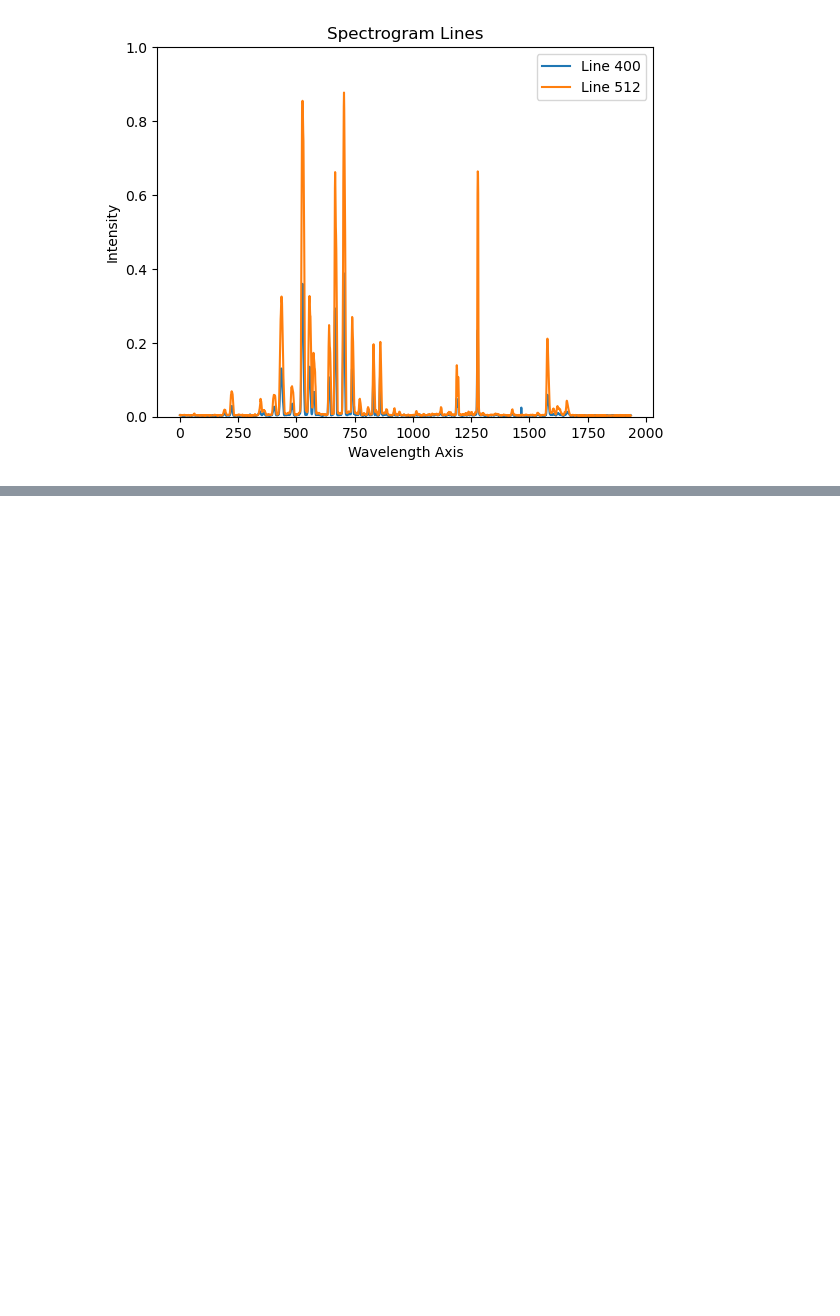
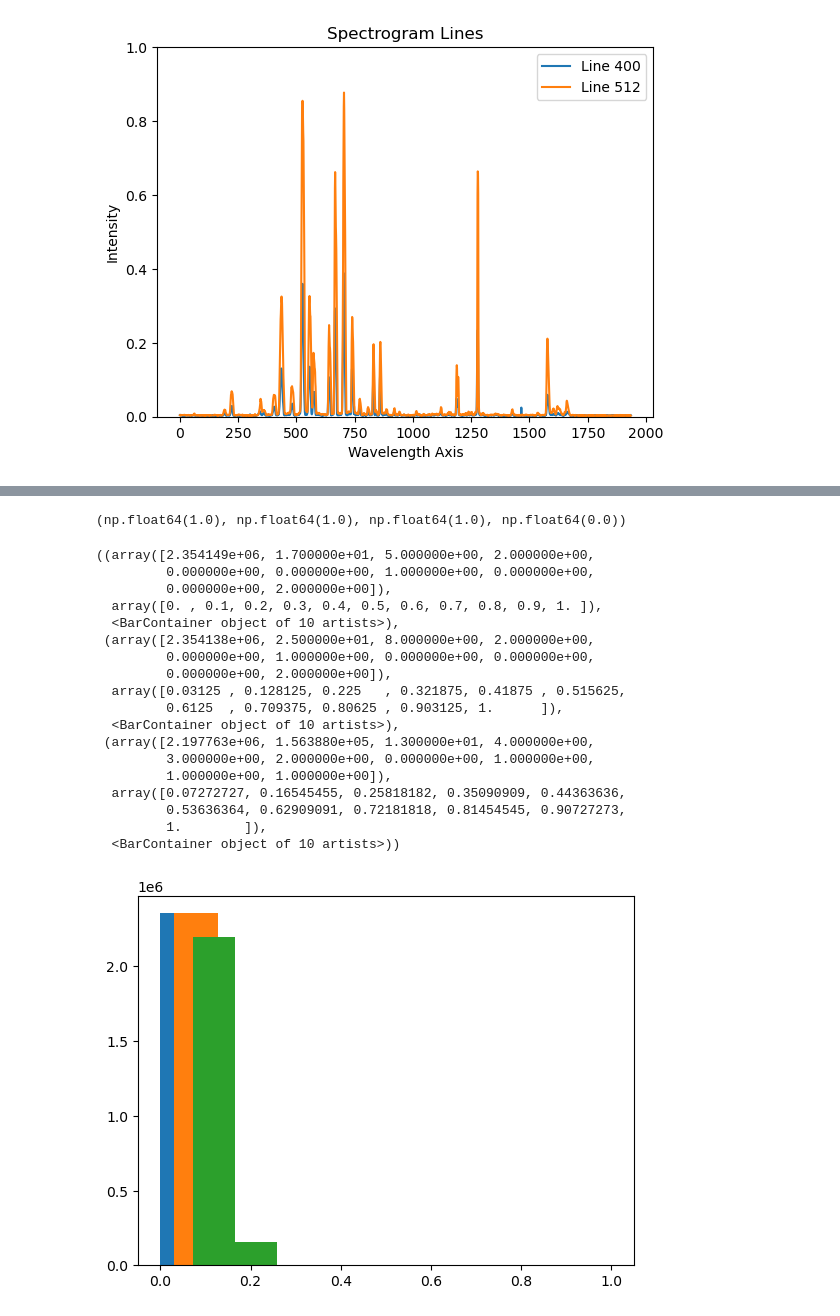
Before and after one commit to Larshalvorhansen/optikkLab, a Jupyter notebook: Code/Assignment_1/notebook.ipynb, the cells around one changed output, grey strips where cells are left out. Drawn from its saved outputs; the diff is of its cells as text; code cells hidden in the pictures; blank space fills up the shorter version.

Commit message:
more plots

```diff
--- a/Code/Assignment_1/notebook.ipynb
+++ b/Code/Assignment_1/notebook.ipynb
@@ -256,0 +367,26 @@ if not os.path.exists('Data'):
+# %%
+np.max(datacube1), np.max(datacube2), np.max(datacube3), np.min([datacube1, datacube2, datacube3])
+# %% [output]
+(np.float64(1.0), np.float64(1.0), np.float64(1.0), np.float64(0.0))
+# %%
+plt.hist(datacube1.flatten()), plt.hist(datacube2.flatten()), plt.hist(datacube3.flatten())
+# %% [output]
+((array([2.354149e+06, 1.700000e+01, 5.000000e+00, 2.000000e+00,
+         0.000000e+00, 0.000000e+00, 1.000000e+00, 0.000000e+00,
+         0.000000e+00, 2.000000e+00]),
+  array([0. , 0.1, 0.2, 0.3, 0.4, 0.5, 0.6, 0.7, 0.8, 0.9, 1. ]),
+  <BarContainer object of 10 artists>),
+ (array([2.354138e+06, 2.500000e+01, 8.000000e+00, 2.000000e+00,
+         0.000000e+00, 1.000000e+00, 0.000000e+00, 0.000000e+00,
+         0.000000e+00, 2.000000e+00]),
+  array([0.03125 , 0.128125, 0.225   , 0.321875, 0.41875 , 0.515625,
+         0.6125  , 0.709375, 0.80625 , 0.903125, 1.      ]),
+  <BarContainer object of 10 artists>),
+ (array([2.197763e+06, 1.563880e+05, 1.300000e+01, 4.000000e+00,
+         3.000000e+00, 2.000000e+00, 0.000000e+00, 1.000000e+00,
+         1.000000e+00, 1.000000e+00]),
+  array([0.07272727, 0.16545455, 0.25818182, 0.35090909, 0.44363636,
+         0.53636364, 0.62909091, 0.72181818, 0.81454545, 0.90727273,
+         1.        ]),
+  <BarContainer object of 10 artists>))
+[figure, added]
```
Also changed, not shown: parts of 2 cells of this notebook.
